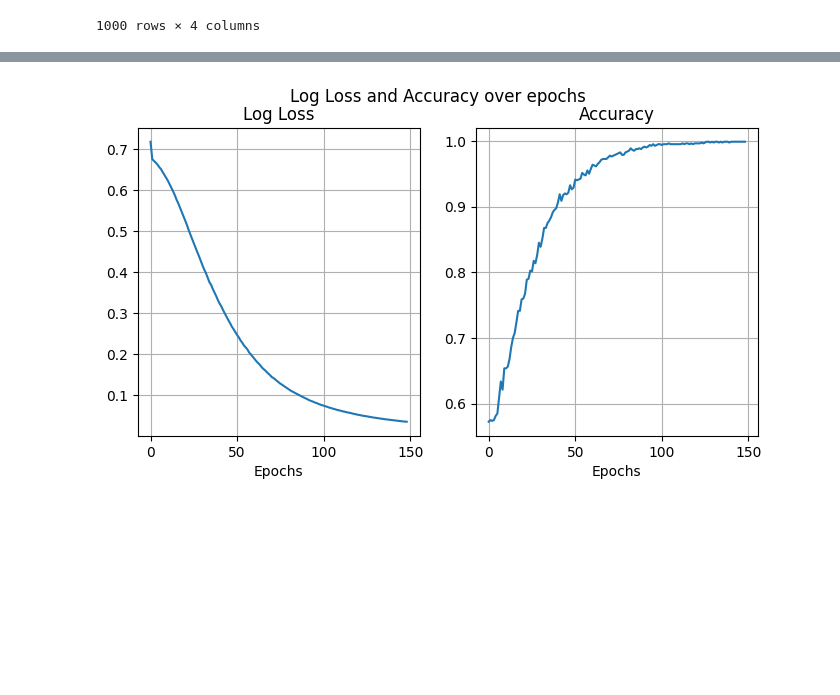
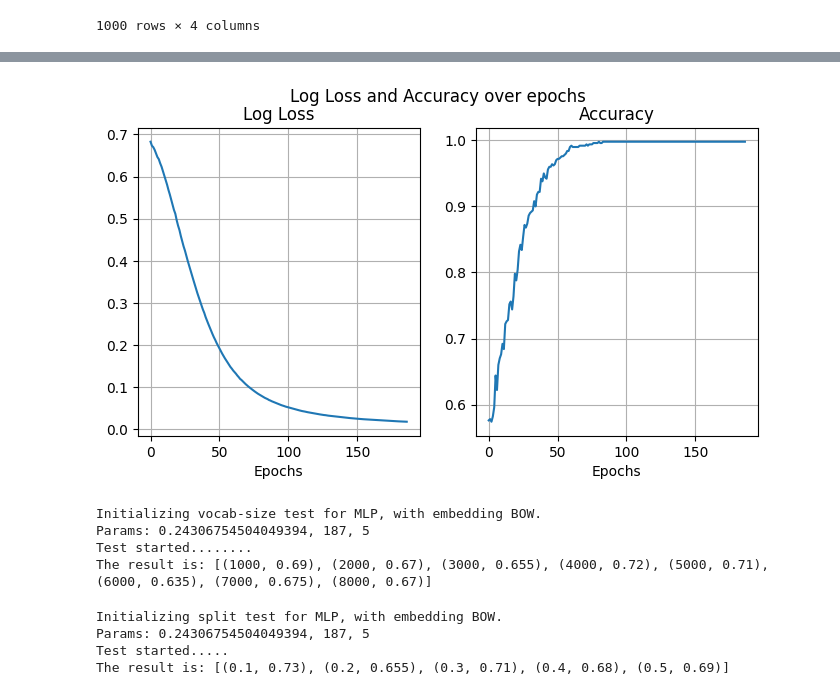
Before and after one commit to aleksKaluski/neural_network_comparision, a Jupyter notebook: preprocessing.ipynb, the cells around one changed output, grey strips where cells are left out. Cells and saved outputs as stored; diff of their text form; code cells hidden in the pictures; blank space fills up the shorter version.

```diff
--- a/preprocessing.ipynb
+++ b/preprocessing.ipynb
@@ -126,6 +131,32 @@ Best params:
 # %%
-mlp_bow = mlp.Feedforward_Model(X_train_BOW, Y_train_BOW, units=mlp_tdidf_params['params_units'])
-mlp_bow.train(LR=mlp_tdidf_params['params_learning_rate'], epochs=mlp_tdidf_params['params_epochs'])
+mlp_bow = mlp.Feedforward_Model(X_train_BOW, Y_train_BOW, units=mlp_bow_params.iloc[-1]['params_units'])
+mlp_bow.train(LR=mlp_bow_params.iloc[-1]['params_learning_rate'], epochs=mlp_bow_params.iloc[-1]['params_epochs'])
 mlp_bow.plot_loss_accuracy()
 # %% [output]
-[figure, old version]
+[figure, new version]
+# %%
+# Do some tests for vocab size
+mlp_bow_vocab = comp.test_vocab_size(df,
+                                     "MLP",
+                                     "BOW",
+                                     learning_rate=mlp_bow_params.iloc[-1]['params_learning_rate'],
+                                     epochs=mlp_bow_params.iloc[-1]['params_epochs'],
+                                     units=mlp_bow_params.iloc[-1]['params_units'])
+# %% [output]
+Initializing vocab-size test for MLP, with embedding BOW.
+Params: 0.24306754504049394, 187, 5
+Test started........
+The result is: [(1000, 0.69), (2000, 0.67), (3000, 0.655), (4000, 0.72), (5000, 0.71), (6000, 0.635), (7000, 0.675), (8000, 0.67)]
+# %%
+# Tests for split ratio
+mlp_bow_split = comp.test_split_ratio(dataset,
+                                     "MLP",
+                                     "BOW",
+                                     learning_rate=mlp_bow_params.iloc[-1]['params_learning_rate'],
+                                     epochs=mlp_bow_params.iloc[-1]['params_epochs'],
+                                     units=mlp_bow_params.iloc[-1]['params_units'])
+# %% [output]
+Initializing split test for MLP, with embedding BOW.
+Params: 0.24306754504049394, 187, 5
+Test started.....
+The result is: [(0.1, 0.73), (0.2, 0.655), (0.3, 0.71), (0.4, 0.68), (0.5, 0.69)]
```
Also changed, not shown: parts of 14 cells of this notebook, 3 other files.
